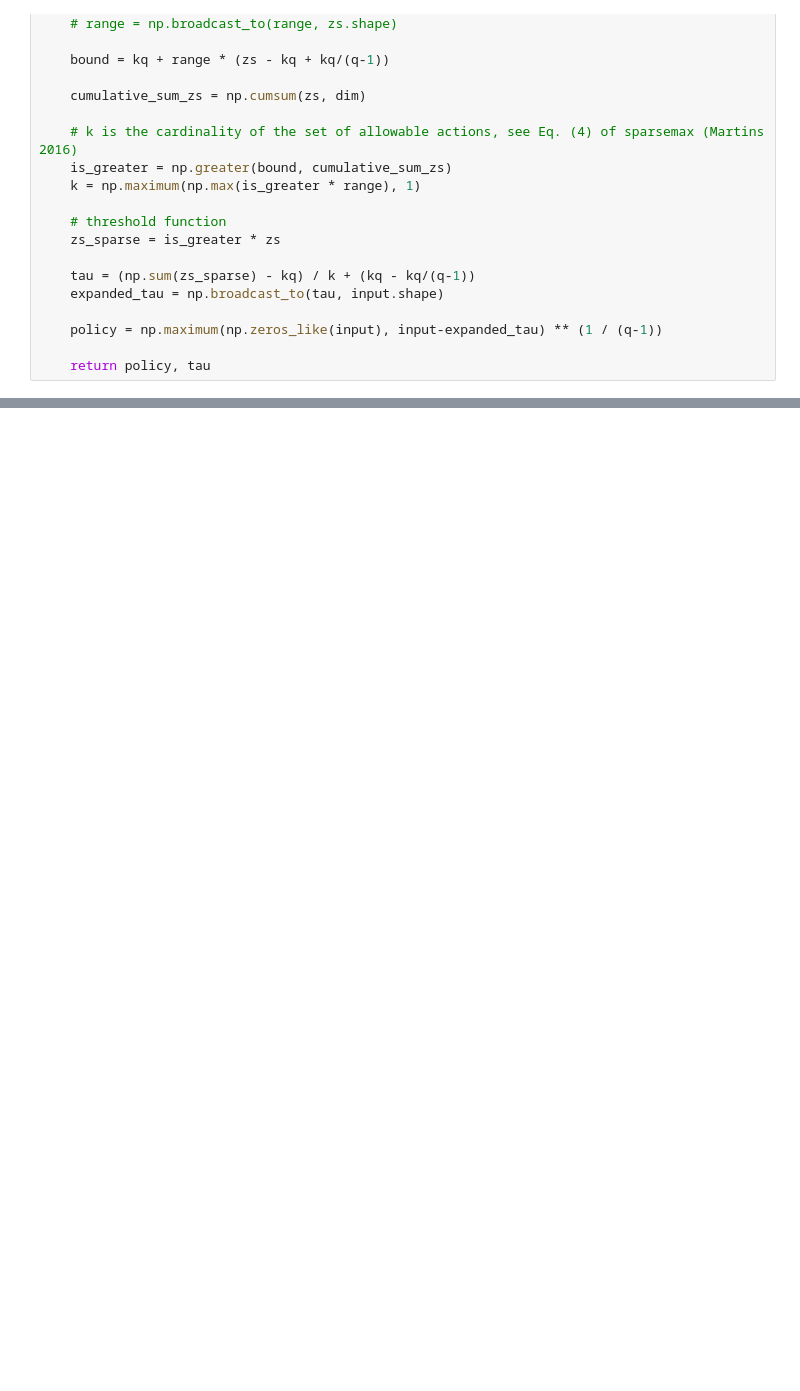
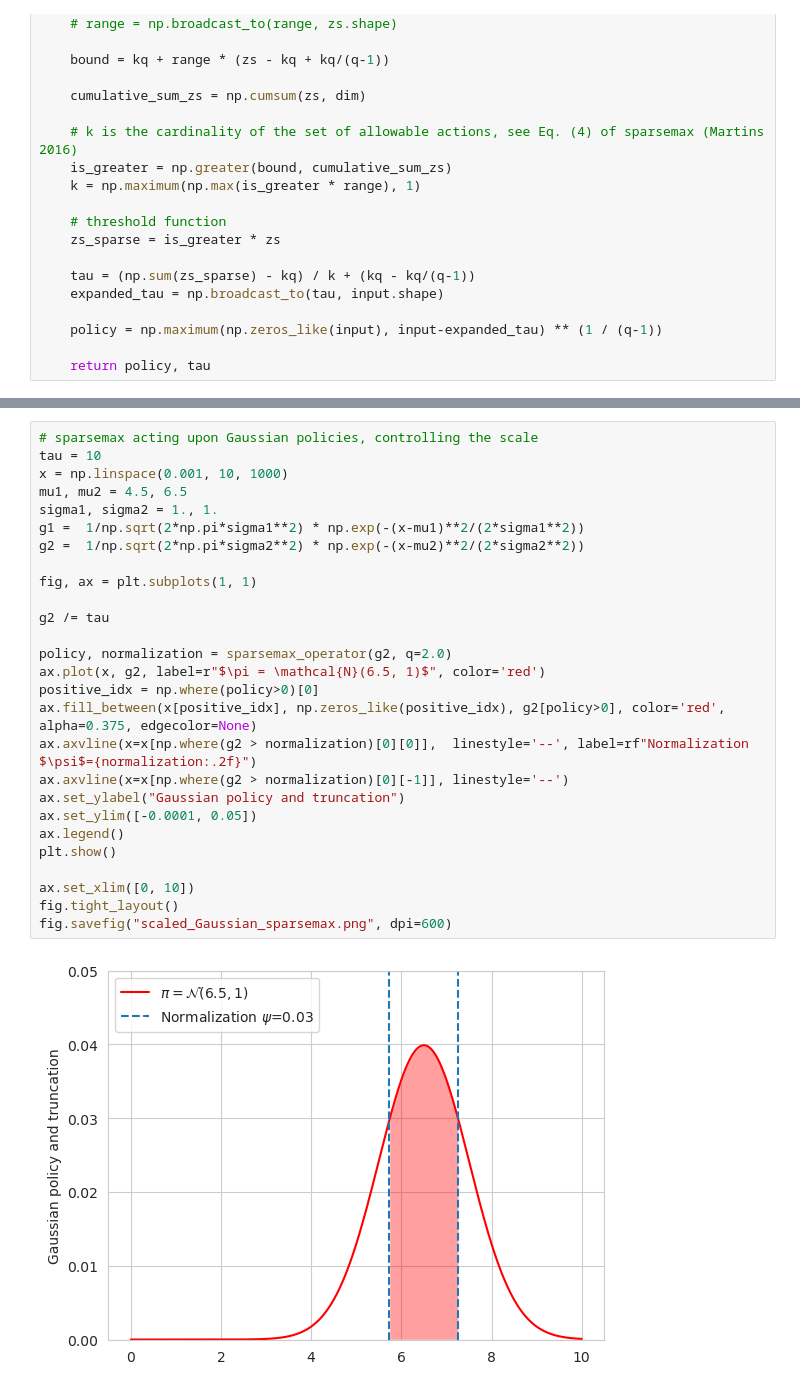
Before and after one commit to lingweizhu/tsallis_regularization, a Jupyter notebook: plot_code/illustration.ipynb, the cells around one changed output, grey strips where cells are left out. Saved outputs shown, nothing was run; the diff lists cells and outputs as text; blank space fills up the shorter version.

```diff
--- a/plot_code/illustration.ipynb
+++ b/plot_code/illustration.ipynb
@@ -130,0 +144,29 @@ plt.show()
+# %%
+# sparsemax acting upon Gaussian policies, controlling the scale
+tau = 10
+x = np.linspace(0.001, 10, 1000)
+mu1, mu2 = 4.5, 6.5
+sigma1, sigma2 = 1., 1.
+g1 =  1/np.sqrt(2*np.pi*sigma1**2) * np.exp(-(x-mu1)**2/(2*sigma1**2))
+g2 =  1/np.sqrt(2*np.pi*sigma2**2) * np.exp(-(x-mu2)**2/(2*sigma2**2))
+
+fig, ax = plt.subplots(1, 1)
+
+g2 /= tau
+
+policy, normalization = sparsemax_operator(g2, q=2.0)
+ax.plot(x, g2, label=r"$\pi = \mathcal{N}(6.5, 1)$", color='red')
+positive_idx = np.where(policy>0)[0]
+ax.fill_between(x[positive_idx], np.zeros_like(positive_idx), g2[policy>0], color='red', alpha=0.375, edgecolor=None)
+ax.axvline(x=x[np.where(g2 > normalization)[0][0]],  linestyle='--', label=rf"Normalization $\psi$={normalization:.2f}")
+ax.axvline(x=x[np.where(g2 > normalization)[0][-1]], linestyle='--')
+ax.set_ylabel("Gaussian policy and truncation")
+ax.set_ylim([-0.0001, 0.05])
+ax.legend()
+plt.show()
+
+ax.set_xlim([0, 10])
+fig.tight_layout()
+fig.savefig("scaled_Gaussian_sparsemax.png", dpi=600)
+# %% [output]
+[figure, added]
```
Also changed, not shown: parts of 6 cells of this notebook, 7 other files.
